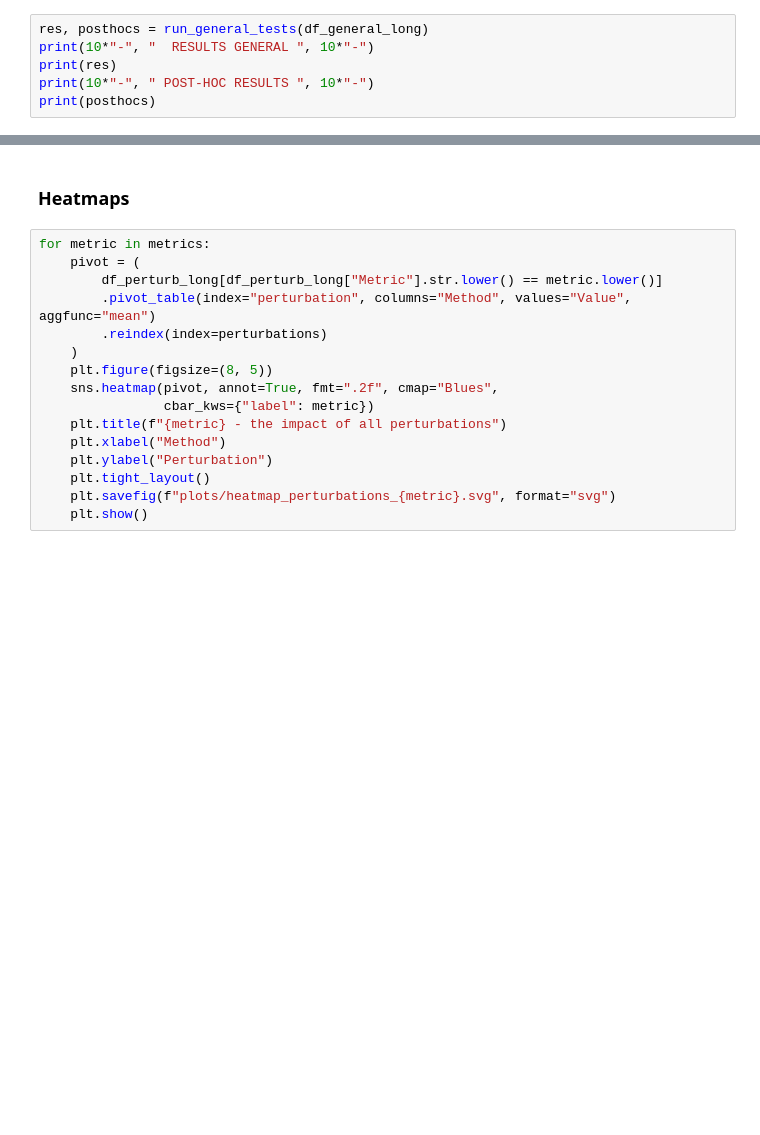
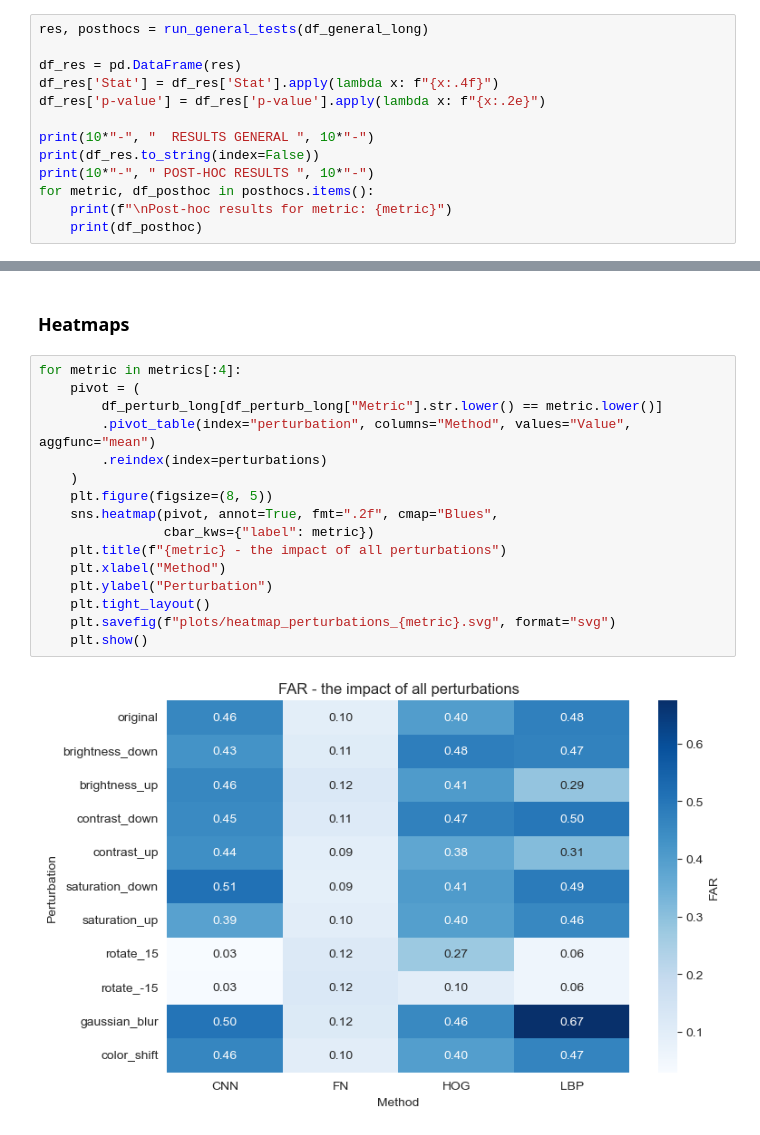
Before and after one commit to martskow/face-recognition, a Jupyter notebook: results.ipynb, the cells around one changed output, grey strips where cells are left out. Cells and saved outputs as stored; diff of their text form; blank space fills up the shorter version.

```diff
--- a/results.ipynb
+++ b/results.ipynb
@@ -224,7 +311,14 @@ for metric in metrics[:4]:
 ## Statistical analysis (results)
 # %%
 res, posthocs = run_general_tests(df_general_long)
+
+df_res = pd.DataFrame(res)
+df_res['Stat'] = df_res['Stat'].apply(lambda x: f"{x:.4f}")
+df_res['p-value'] = df_res['p-value'].apply(lambda x: f"{x:.2e}")
+
 print(10*"-", "  RESULTS GENERAL ", 10*"-")
-print(res)
+print(df_res.to_string(index=False))
 print(10*"-", " POST-HOC RESULTS ", 10*"-")
-print(posthocs)
+for metric, df_posthoc in posthocs.items():
+    print(f"\nPost-hoc results for metric: {metric}")
+    print(df_posthoc)
@@ -292,18 +495,20 @@ plt.show()
 # %% [markdown]
 ### Heatmaps
 # %%
-for metric in metrics:
+for metric in metrics[:4]:
     pivot = (
         df_perturb_long[df_perturb_long["Metric"].str.lower() == metric.lower()]
         .pivot_table(index="perturbation", columns="Method", values="Value", aggfunc="mean")
         .reindex(index=perturbations)
     )
     plt.figure(figsize=(8, 5))
     sns.heatmap(pivot, annot=True, fmt=".2f", cmap="Blues",
                 cbar_kws={"label": metric})
     plt.title(f"{metric} - the impact of all perturbations")
     plt.xlabel("Method")
     plt.ylabel("Perturbation")
     plt.tight_layout()
     plt.savefig(f"plots/heatmap_perturbations_{metric}.svg", format="svg")
     plt.show()
+# %% [output]
+[figure, added]
```
Also changed, not shown: parts of 16 cells of this notebook, 48 other files.
